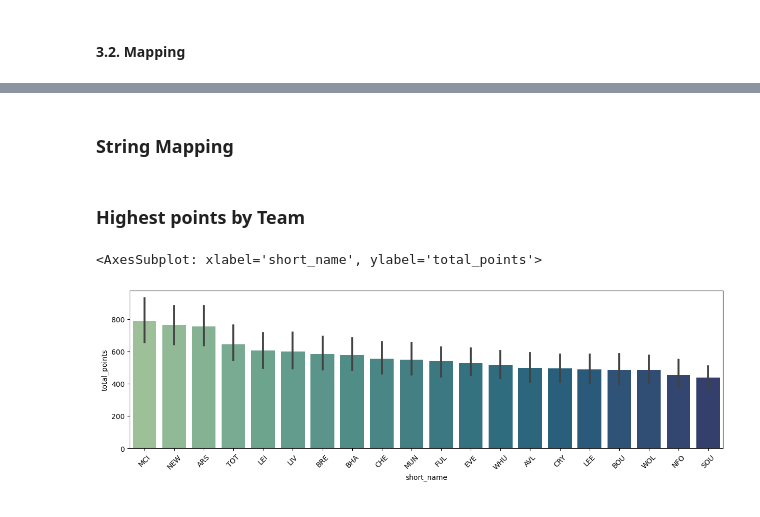
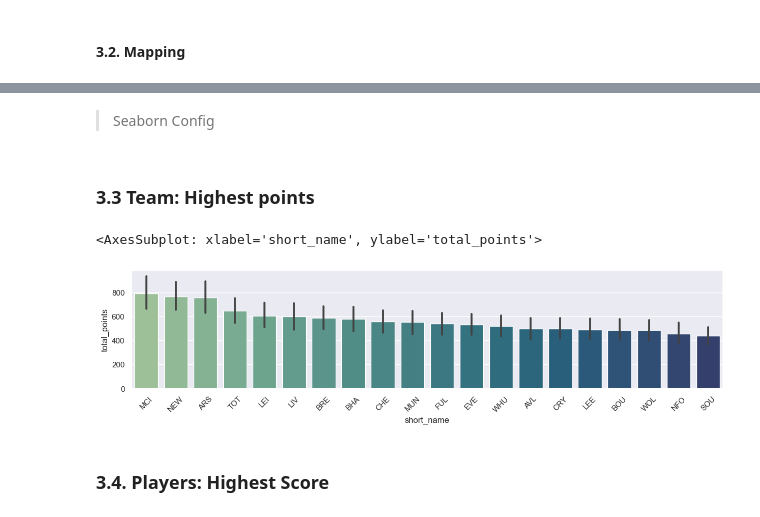
Before and after one commit to camilos0808/FPLProject, a Jupyter notebook: 01Note.ipynb, the cells around one changed output, grey strips where cells are left out. Cells and saved outputs as stored; diff of their text form; code cells hidden in the pictures.

```diff
--- a/01Note.ipynb
+++ b/01Note.ipynb
@@ -116,10 +110,10 @@ def get_all_players():
             df_all = pd.concat([df_all, df_p])
     return df_all
 
-df_ = get_all_players()
-df = df_.copy()
+_df = get_all_players()
+df = _df.copy()
 # %%
-df = df_.copy()
+df = _df.copy()
 # %%
 df[df.columns[:20]].head()
 # %% [output]
@@ -172,5 +164,4 @@ NameError: name 'all_fixtures' is not defined
 # %%
-
-# dfMapped = getMappedDF(df,'team',teams,'id','short_name')
-# dfMapped = getMappedDF(dfMapped,'element',players,'id','web_name')
-# dfMapped = getMappedDF(dfMapped,'element',players,'id','element_type')
+dfMapped = getMappedDF(df,'team',teams,'id','short_name')
+dfMapped = getMappedDF(dfMapped,'element',players,'id','web_name')
+dfMapped = getMappedDF(dfMapped,'element',players,'id','element_type')
@@ -189,17 +178,26 @@ df.head()
-# %% [markdown]
-### String Mapping
+# %% [markdown]
+> Seaborn Config
+# %%
+# Seaborn configuration
+%matplotlib inline
+# sns.set_palette(sns.color_palette('magma',n_colors=20))
+# sns.barplot(data=df,x='team',y='total_points',estimator=sum)
+_widthTotal = 15
+_heightChart = 3
 # %% [markdown]
-### Highest points by Team
+### 3.3 Team: Highest points
 # %%
-plt.figure(figsize=(15,4))
+plt.figure(figsize=(_widthTotal,_heightChart))
 plt.xticks(rotation=45)
 sns.barplot(data =dfMapped,
             x='short_name',
             y='total_points',
             order = dfMapped.groupby('short_name').sum(numeric_only=True).sort_values(by='total_points',ascending=False).index,
             estimator=sum,
             palette='crest')
 # %% [output]
 <AxesSubplot: xlabel='short_name', ylabel='total_points'>
-[figure, old version]
+[figure, new version]
+# %% [markdown]
+### 3.4. Players: Highest Score
 # %%
```
Also changed, not shown: parts of 22 cells of this notebook.
